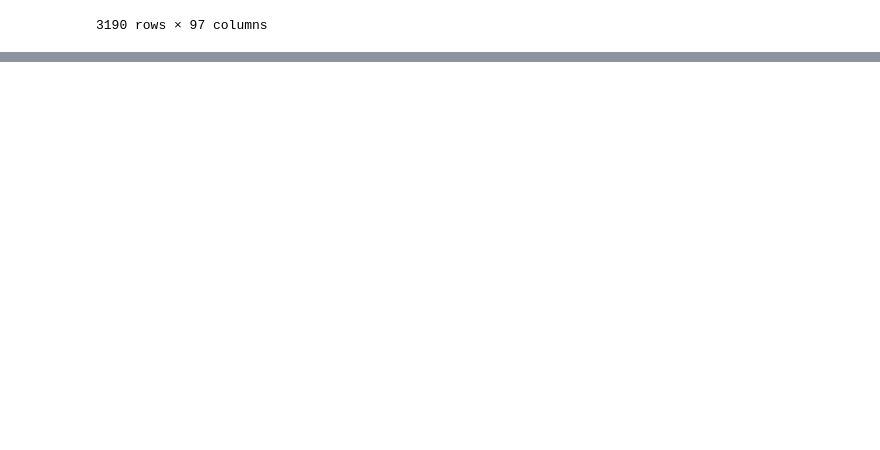
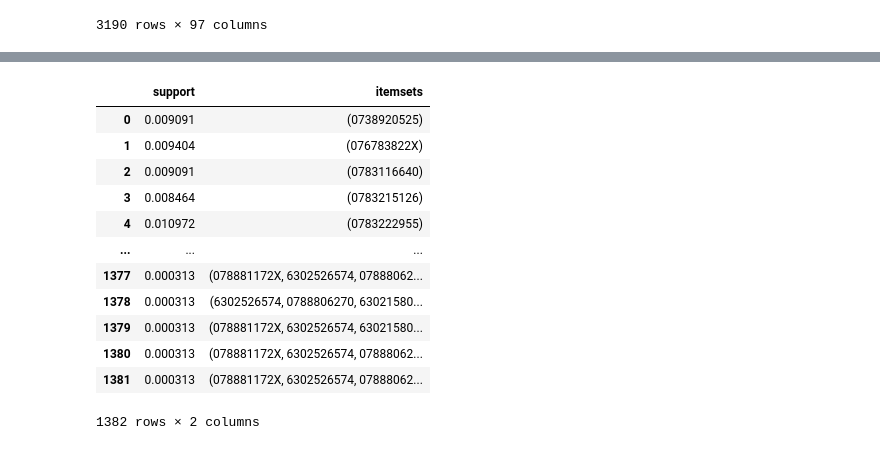
Before and after one commit to jbenasuli/consumer_behavior, a Jupyter notebook: ML_Apriori_Algorithm.ipynb, the cells around one changed output, grey strips where cells are left out. Drawn from its saved outputs; the diff is of its cells as text; code cells hidden in the pictures; blank space fills up the shorter version.

```diff
--- a/ML_Apriori_Algorithm.ipynb
+++ b/ML_Apriori_Algorithm.ipynb
@@ -57,0 +87,19 @@ apriori_table
+# %%
+# 7 Running apriori algorithm on cleaned dataset.
+
+item_association = apriori(apriori_cleaned, min_support=0.0001, use_colnames=True)
+item_association
+# %% [output]
+|  | support | itemsets |
+| 0 | 0.009091 | (0738920525) |
+| 1 | 0.009404 | (076783822X) |
+| 2 | 0.009091 | (0783116640) |
+| 3 | 0.008464 | (0783215126) |
+| 4 | 0.010972 | (0783222955) |
+| ... | ... | ... |
+| 1377 | 0.000313 | (078881172X, 6302526574, 07888062... |
+| 1378 | 0.000313 | (6302526574, 0788806270, 63021580... |
+| 1379 | 0.000313 | (078881172X, 6302526574, 63021580... |
+| 1380 | 0.000313 | (078881172X, 6302526574, 07888062... |
+| 1381 | 0.000313 | (078881172X, 6302526574, 07888062... |
+1382 rows × 2 columns
```
Also changed, not shown: parts of 5 cells of this notebook.
